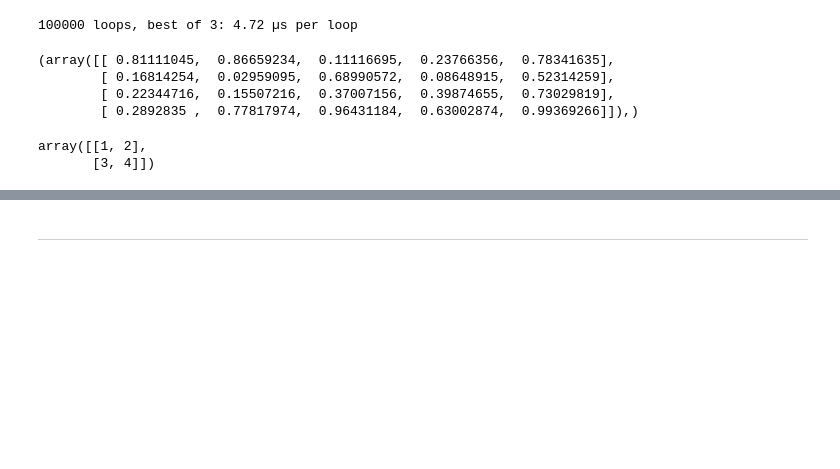
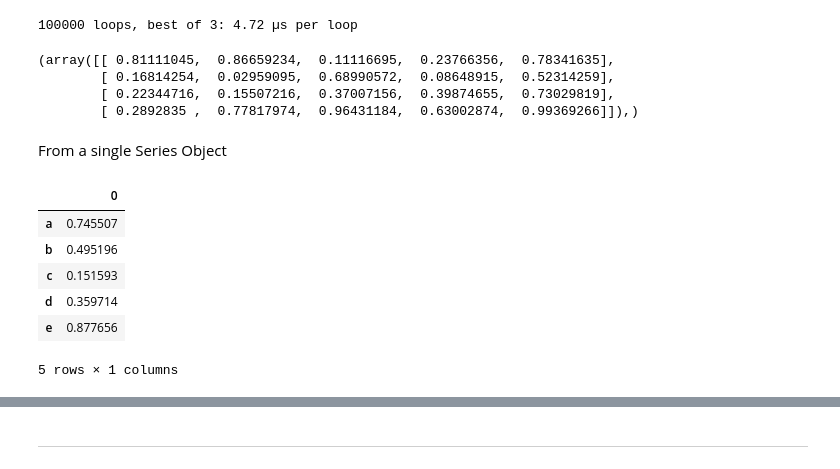
Before and after one commit to BioXiao/Python4DataScience, a Jupyter notebook: 08.Pandas.ipynb, the cells around one changed output, grey strips where cells are left out. Cells and saved outputs as stored; diff of their text form; code cells hidden in the pictures; blank space fills up the shorter version.

```diff
--- a/08.Pandas.ipynb
+++ b/08.Pandas.ipynb
@@ -99,3 +99,10 @@ d1
  'c': 0.15159320389135711,
  'd': 0.3597137346671182,
  'e': 0.87765572220903743}
+# %%
+#Series as Dictionary
+d2=pd.Series(d1)
+print(d2)
+###
+###dictionary style item access
+d2["a"]
@@ -324,10 +339,15 @@ m
         [ 0.16814254,  0.02959095,  0.68990572,  0.08648915,  0.52314259],
         [ 0.22344716,  0.15507216,  0.37007156,  0.39874655,  0.73029819],
         [ 0.2892835 ,  0.77817974,  0.96431184,  0.63002874,  0.99369266]]),)
-# %%
-b = matrix([[1,2],[3,4]])
-b_asarray = asarray(b)
-b_asarray
-# %% [output]
-array([[1, 2],
-       [3, 4]])
+# %% [markdown]
+From a single Series Object
+# %%
+pd.DataFrame(d2)
+# %% [output]
+|  | 0 |
+| a | 0.745507 |
+| b | 0.495196 |
+| c | 0.151593 |
+| d | 0.359714 |
+| e | 0.877656 |
+5 rows × 1 columns
```
Also changed, not shown: parts of 6 cells of this notebook.
